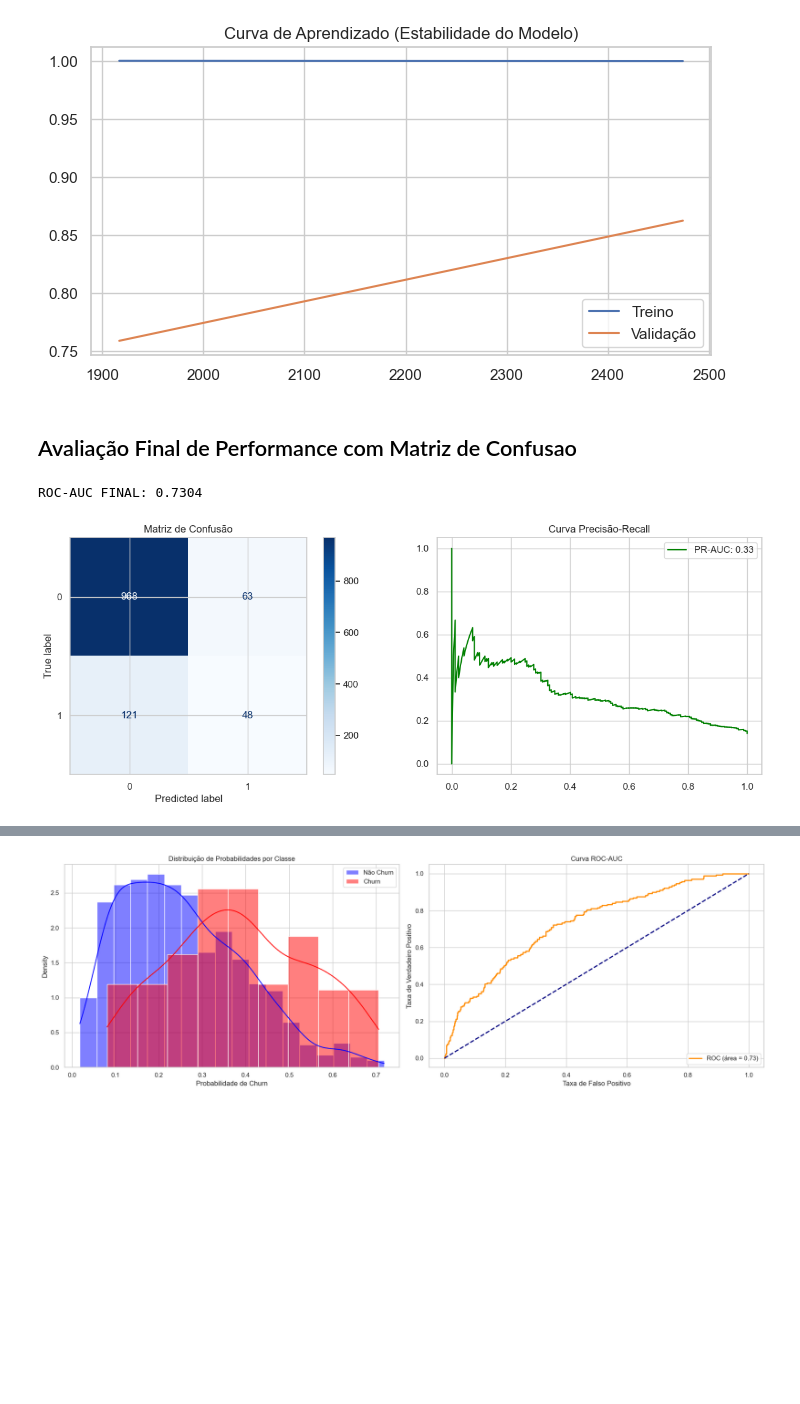
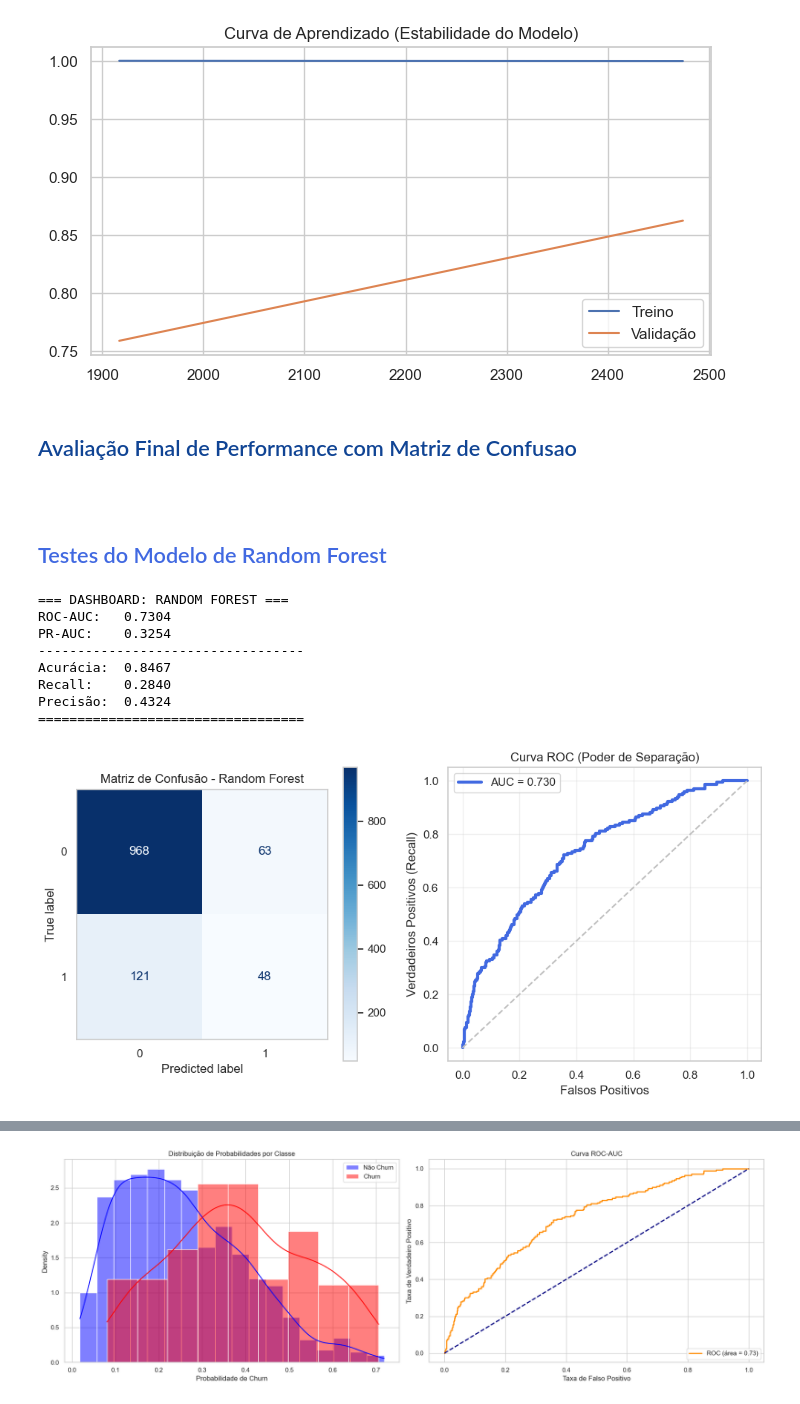
Before and after one commit to eopabro/churn, a Jupyter notebook: machine.ipynb, the cells around one changed output, grey strips where cells are left out. Drawn from its saved outputs; the diff is of its cells as text; code cells hidden in the pictures; blank space fills up the shorter version.

Commit message:
Analise de churn em empresa telefonica com testes de modelos

```diff
--- a/machine.ipynb
+++ b/machine.ipynb
@@ -100,22 +103,57 @@ plt.show()
 # %% [output]
 [figure]
 # %% [markdown]
-## Avaliação Final de Performance com Matriz de Confusao
+## <span style="color:#104494">Avaliação Final de Performance com Matriz de Confusao</span>
+
+<br>
+# %% [markdown]
+## <span style="color:royalblue">Testes do Modelo de Random Forest</span>
 # %%
-y_pred = model_rf.predict(X_test_proc)
-y_prob = model_rf.predict_proba(X_test_proc)[:, 1]
+# 1. O modelo model_rf já foi treinado anteriormente, então geramos as predições direto
+y_pred_rf = model_rf.predict(X_test_proc)
+y_prob_rf = model_rf.predict_proba(X_test_proc)[:, 1]
 
-print(f"ROC-AUC FINAL: {roc_auc_score(y_test, y_prob):.4f}")
+# 2. Cálculo das Métricas
+print(f"""
+=== DASHBOARD: RANDOM FOREST ===
+ROC-AUC:   {roc_auc_score(y_test, y_prob_rf):.4f}
+PR-AUC:    {average_precision_score(y_test, y_prob_rf):.4f}
+----------------------------------
+Acurácia:  {accuracy_score(y_test, y_pred_rf):.4f}
+Recall:    {recall_score(y_test, y_pred_rf):.4f}
+Precisão:  {precision_score(y_test, y_pred_rf):.4f}
+==================================
+""")
 
-fig, ax = plt.subplots(1, 2, figsize=(15, 5))
-ConfusionMatrixDisplay.from_predictions(y_test, y_pred, cmap='Blues', ax=ax[0])
-ax[0].set_title("Matriz de Confusão")
+# 3. Visualização de Diagnóstico
+fig, ax = plt.subplots(1, 2, figsize=(10, 5))
 
-prec, rec, _ = precision_recall_curve(y_test, y_prob)
-ax[1].plot(rec, prec, color='green', label=f'PR-AUC: {average_precision_score(y_test, y_prob):.2f}')
-ax[1].set_title("Curva Precisão-Recall")
+# Matriz de Confusão
+disp = ConfusionMatrixDisplay.from_predictions(y_test, y_pred_rf, cmap='Blues', ax=ax[0])
+ax[0].set_title("Matriz de Confusão - Random Forest")
+ax[0].grid(False)
+
+# Curva ROC
+fpr, tpr, _ = roc_curve(y_test, y_prob_rf)
+auc_val = roc_auc_score(y_test, y_prob_rf)
+
+ax[1].plot(fpr, tpr, color='royalblue', lw=3, label=f'AUC = {auc_val:.3f}')
+ax[1].plot([0, 1], [0, 1], color='silver', linestyle='--')
+ax[1].set_title("Curva ROC (Poder de Separação)")
+ax[1].set_xlabel("Falsos Positivos")
+ax[1].set_ylabel("Verdadeiros Positivos (Recall)")
 ax[1].legend()
+ax[1].grid(True, alpha=0.3)
+
+plt.tight_layout()
 plt.show()
 # %% [output]
-ROC-AUC FINAL: 0.7304
+=== DASHBOARD: RANDOM FOREST ===
+ROC-AUC:   0.7304
+PR-AUC:    0.3254
+----------------------------------
+Acurácia:  0.8467
+Recall:    0.2840
+Precisão:  0.4324
+==================================
-[figure, old version]
+[figure, new version]
```
Also changed, not shown: parts of 15 cells of this notebook.
